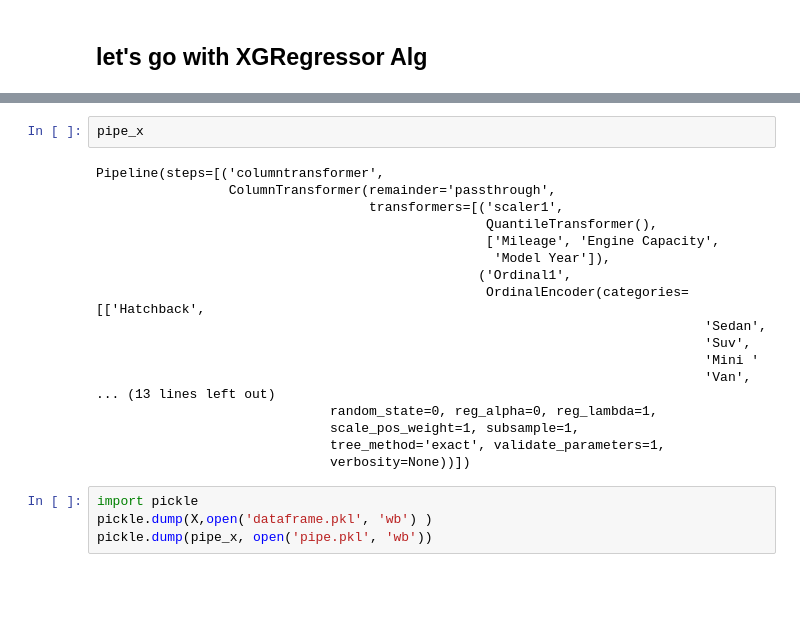
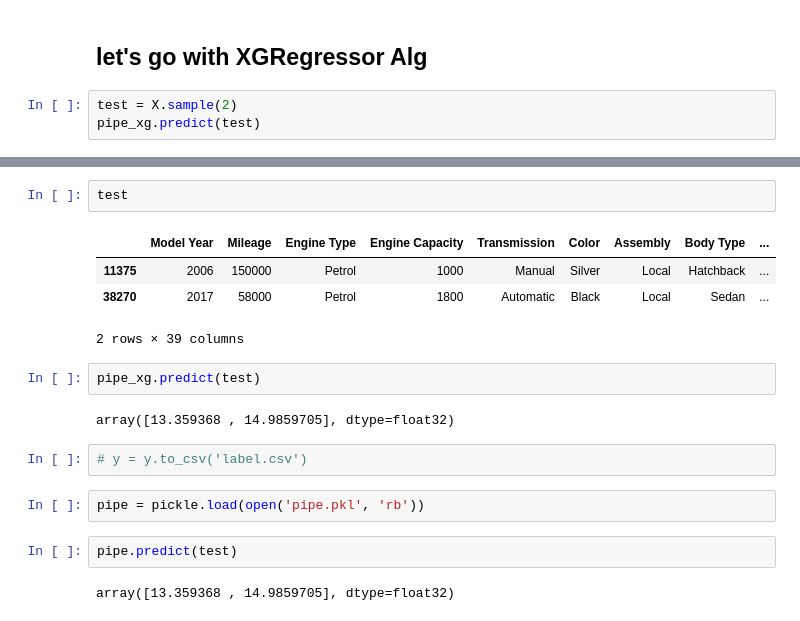
Before and after one commit to abuubaida01/Car_Price_Prediction, a Jupyter notebook: CPP_notebok.ipynb, the cells around one changed output, grey strips where cells are left out. Saved outputs shown, nothing was run; the diff lists cells and outputs as text; blank space fills up the shorter version.

```diff
--- a/CPP_notebok.ipynb
+++ b/CPP_notebok.ipynb
@@ -1009,2 +1044,5 @@ sns.heatmap(corr)
 # %% [markdown]
 ## let's go with XGRegressor Alg
+# %%
+test = X.sample(2)
+pipe_xg.predict(test)
@@ -1027,24 +1070,19 @@ X
-# %%
-pipe_x
-# %% [output]
-Pipeline(steps=[('columntransformer',
-                 ColumnTransformer(remainder='passthrough',
-                                   transformers=[('scaler1',
-                                                  QuantileTransformer(),
-                                                  ['Mileage', 'Engine Capacity',
-                                                   'Model Year']),
-                                                 ('Ordinal1',
-                                                  OrdinalEncoder(categories=[['Hatchback',
-                                                                              'Sedan',
-                                                                              'Suv',
-                                                                              'Mini '
-                                                                              'Van',
-... (13 lines left out)
-                              random_state=0, reg_alpha=0, reg_lambda=1,
-                              scale_pos_weight=1, subsample=1,
-                              tree_method='exact', validate_parameters=1,
-                              verbosity=None))])
-# %%
-import pickle
-pickle.dump(X,open('dataframe.pkl', 'wb') )
-pickle.dump(pipe_x, open('pipe.pkl', 'wb'))
+# %%
+test
+# %% [output]
+|  | Model Year | Mileage | Engine Type | Engine Capacity | Transmission | Color | Assembly | Body Type | ... |
+| 11375 | 2006 | 150000 | Petrol | 1000 | Manual | Silver | Local | Hatchback | ... |
+| 38270 | 2017 | 58000 | Petrol | 1800 | Automatic | Black | Local | Sedan | ... |
+2 rows × 39 columns
+# %%
+pipe_xg.predict(test)
+# %% [output]
+array([13.359368 , 14.9859705], dtype=float32)
+# %%
+# y = y.to_csv('label.csv')
+# %%
+pipe = pickle.load(open('pipe.pkl', 'rb'))
+# %%
+pipe.predict(test)
+# %% [output]
+array([13.359368 , 14.9859705], dtype=float32)
```
Also changed, not shown: parts of 24 cells of this notebook, 4 other files.
